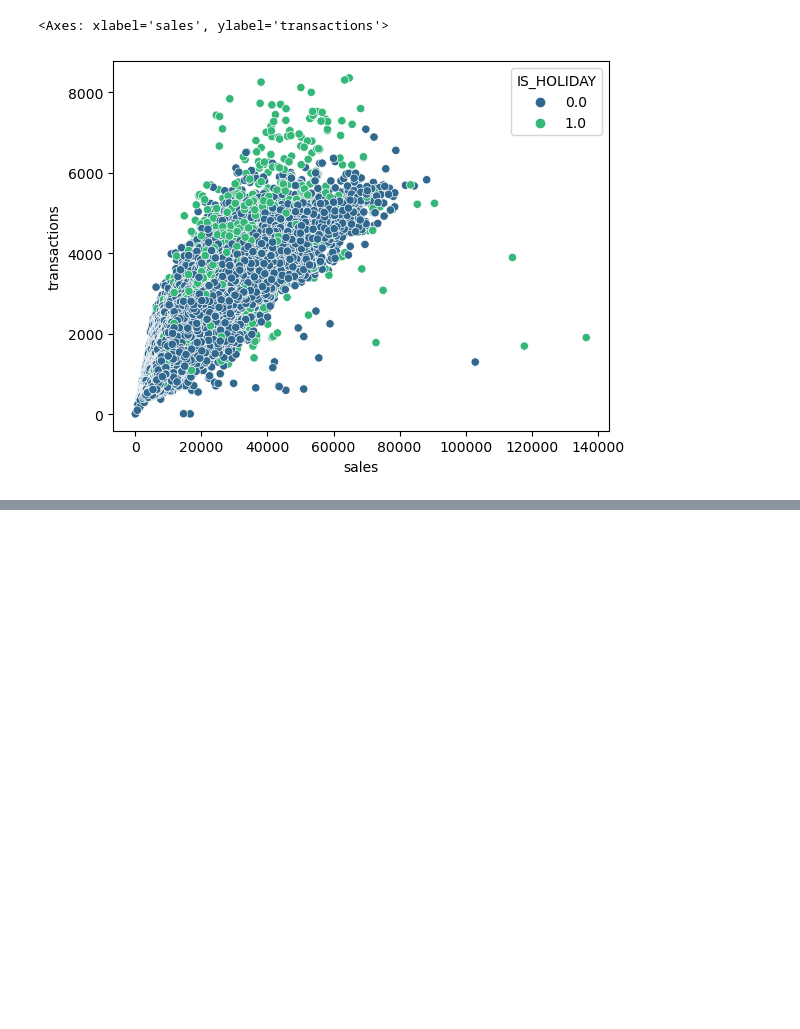
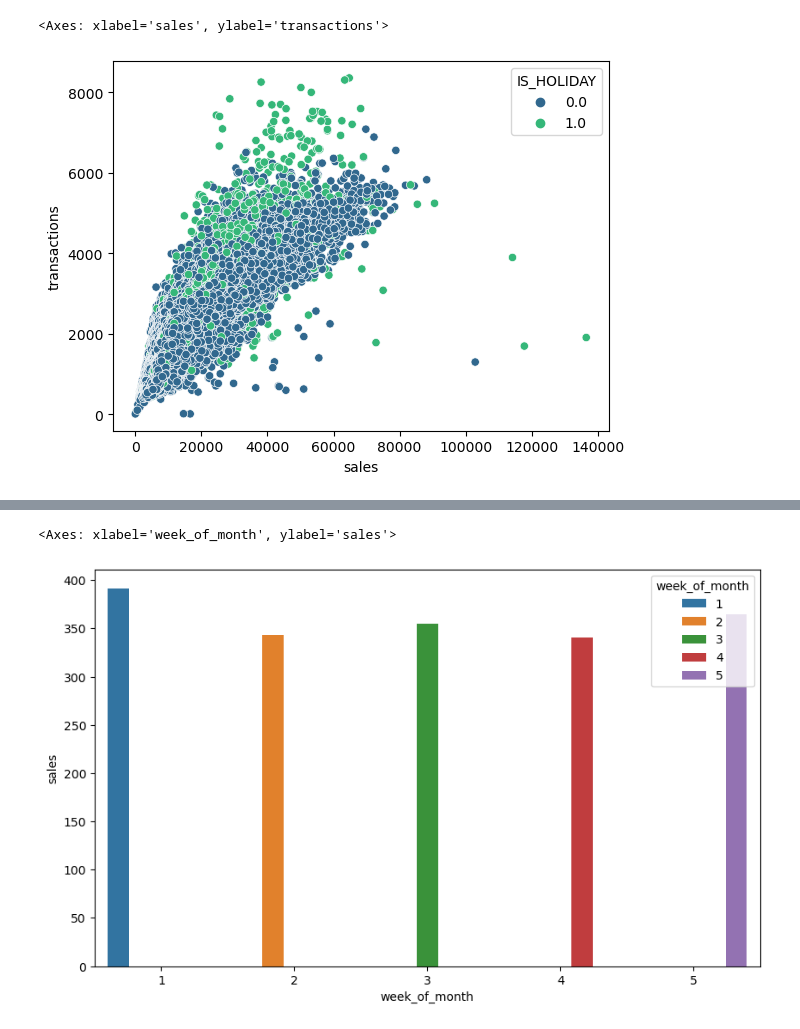
Before and after one commit to divaynagpal/MS422FinalProject, a Jupyter notebook: Flatten_table.ipynb, the cells around one changed output, grey strips where cells are left out. Drawn from its saved outputs; the diff is of its cells as text; code cells hidden in the pictures; blank space fills up the shorter version.

```diff
--- a/Flatten_table.ipynb
+++ b/Flatten_table.ipynb
@@ -251,0 +293,8 @@ train.to_csv('data_dir/wip_data/preprocessed_train_data.csv')
+# %%
+mean_sales_months = train.groupby(['week_of_month'])['sales'].mean().reset_index()
+# Plotting
+plt.figure(figsize=(10, 6))
+sns.barplot(x='week_of_month', y='sales', hue='week_of_month', data=mean_sales_months)
+# %% [output]
+<Axes: xlabel='week_of_month', ylabel='sales'>
+[figure, added]
```
Also changed, not shown: parts of 8 cells of this notebook.
